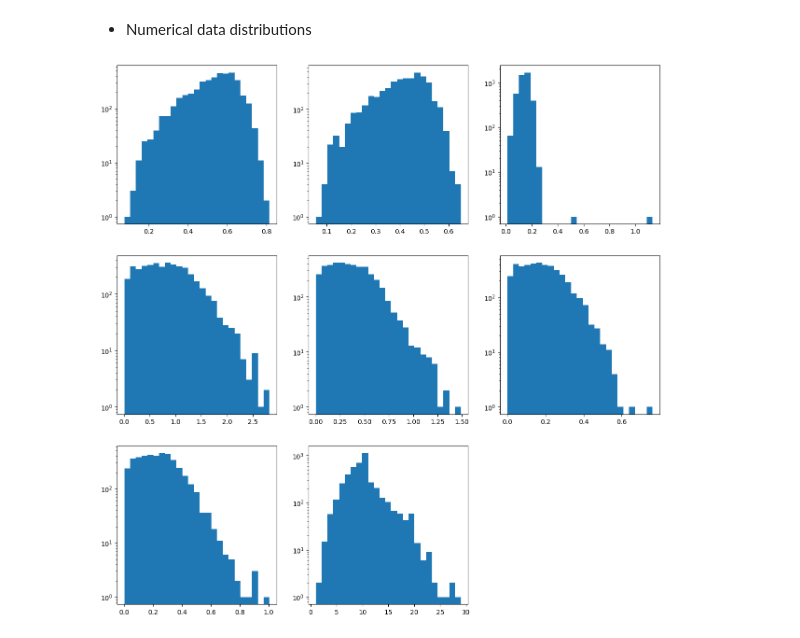
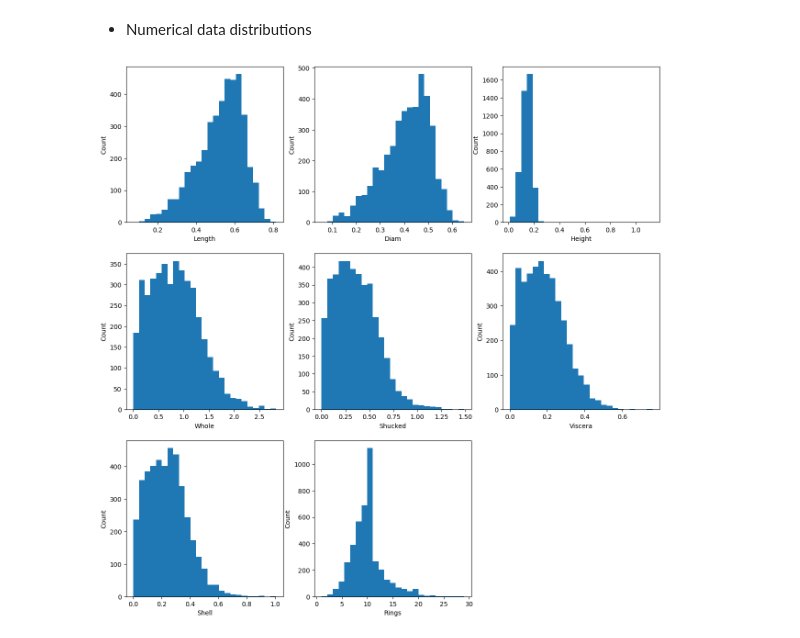
Before and after one commit to NabilAouidad/Abalone-Age-Prediction, a Jupyter notebook: Introduction and EDA.ipynb, the cells around one changed output. Saved outputs shown, nothing was run; the diff lists cells and outputs as text; code cells hidden in the pictures.

```diff
--- a/Introduction and EDA.ipynb
+++ b/Introduction and EDA.ipynb
@@ -154,10 +154,13 @@ categoricalFeatures = abalone_df.describe(include = np.object_).columns.tolist()
 # %%
 fig = plt.figure(figsize = (15, 15))
 
 for i in range(1, len(numericalFeatures)+1):
+    feature = numericalFeatures[i-1]
     ax = fig.add_subplot(3, 3, i)
-    ax.hist(abalone_df[numericalFeatures[i-1]], bins = 25, histtype = "stepfilled", log = True)
+    ax.hist(abalone_df[feature], bins = 25, histtype = "stepfilled")
+    ax.set_xlabel(feature)
+    ax.set_ylabel("Count")
 
 plt.show()
 # %% [output]
-[figure, old version]
+[figure, new version]
```
Also changed, not shown: parts of 8 cells of this notebook.
